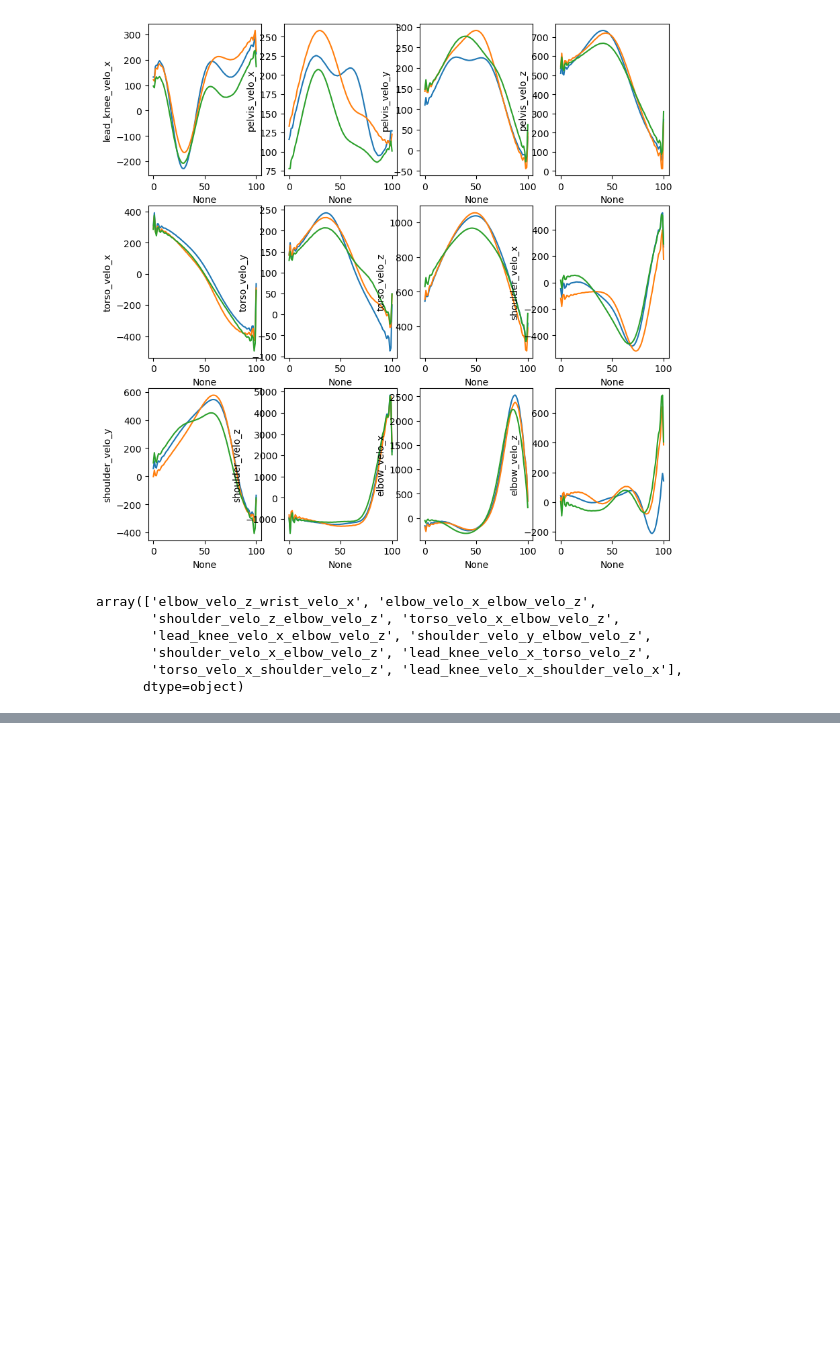
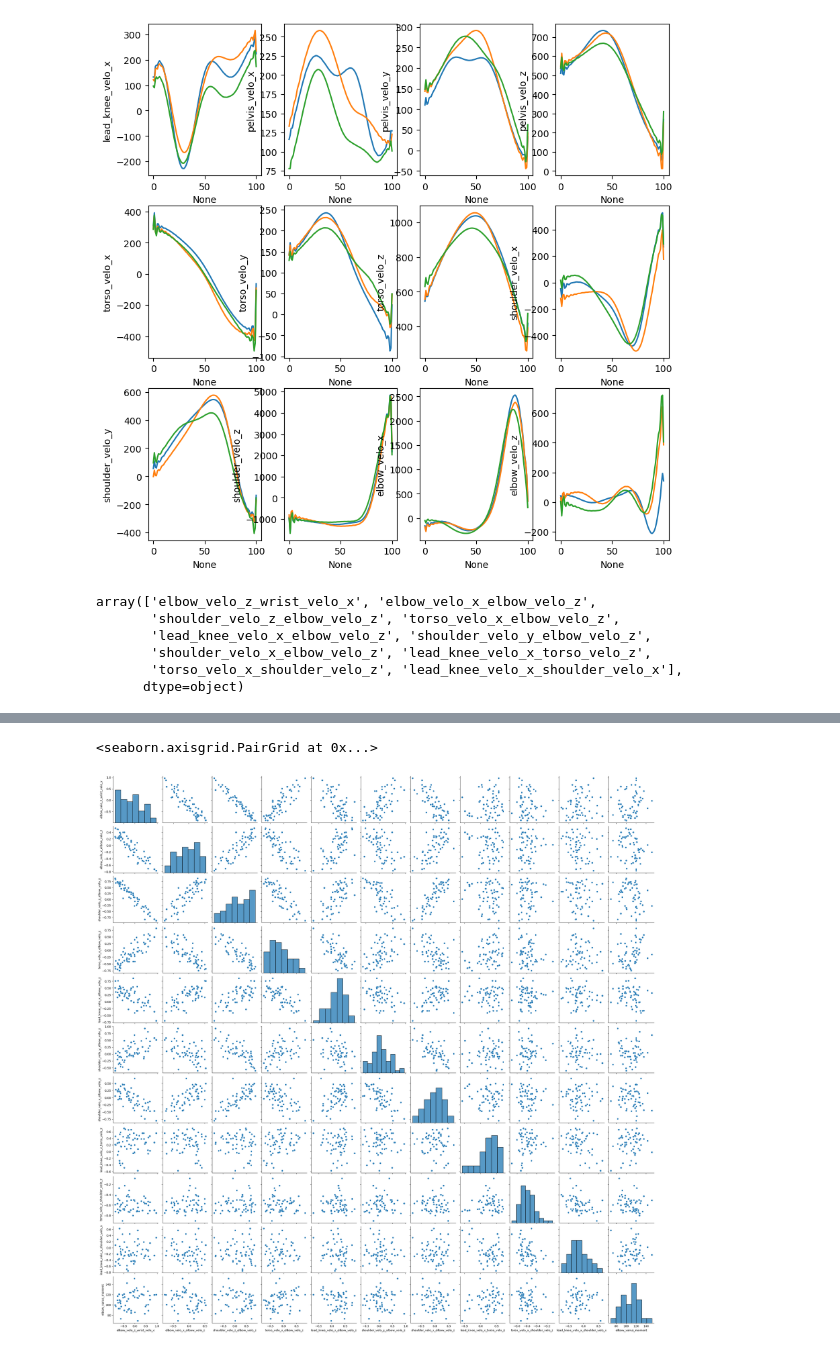
Before and after one commit to yyanagita66/pitching_motion_classification, a Jupyter notebook: coordination_classification.ipynb, the cells around one changed output, grey strips where cells are left out. Drawn from its saved outputs; the diff is of its cells as text; code cells hidden in the pictures; blank space fills up the shorter version.

```diff
--- a/coordination_classification.ipynb
+++ b/coordination_classification.ipynb
@@ -1129,0 +1111,5 @@ for idx, data in enumerate(data_by_clusters):
+# %%
+point_velocity_by_pitchers = df_pint_velocity.groupby("session").mean().reset_index()
+point_velocity_by_pitchers["session"] = point_velocity_by_pitchers["session"].astype(int)
+# %%
+df_merged = pd.merge(df_merged, point_velocity_by_pitchers, left_on="session", right_on="session")
@@ -1129,0 +1134,2 @@ for idx, data in enumerate(data_by_clusters):
+# %%
+df_merged = pd.merge(df_merged, df_feature_selection, left_on="session", right_on="session")
@@ -1129,0 +1185,10 @@ for idx, data in enumerate(data_by_clusters):
+# %%
+featuers = ['elbow_velo_z_wrist_velo_x', 'elbow_velo_x_elbow_velo_z',
+       'shoulder_velo_z_elbow_velo_z', 'torso_velo_x_elbow_velo_z',
+       'lead_knee_velo_x_elbow_velo_z', 'shoulder_velo_y_elbow_velo_z',
+       'shoulder_velo_x_elbow_velo_z', 'lead_knee_velo_x_torso_velo_z',
+       'torso_velo_x_shoulder_velo_z', 'lead_knee_velo_x_shoulder_velo_x']
+
+featuers.append("elbow_varus_moment")
+
+df_merged[featuers].corr()
@@ -1129,0 +1208,5 @@ for idx, data in enumerate(data_by_clusters):
+# %%
+sns.pairplot(df_merged[featuers])
+# %% [output]
+<seaborn.axisgrid.PairGrid at 0x...>
+[figure, added]
```
Also changed, not shown: parts of 22 cells of this notebook.
